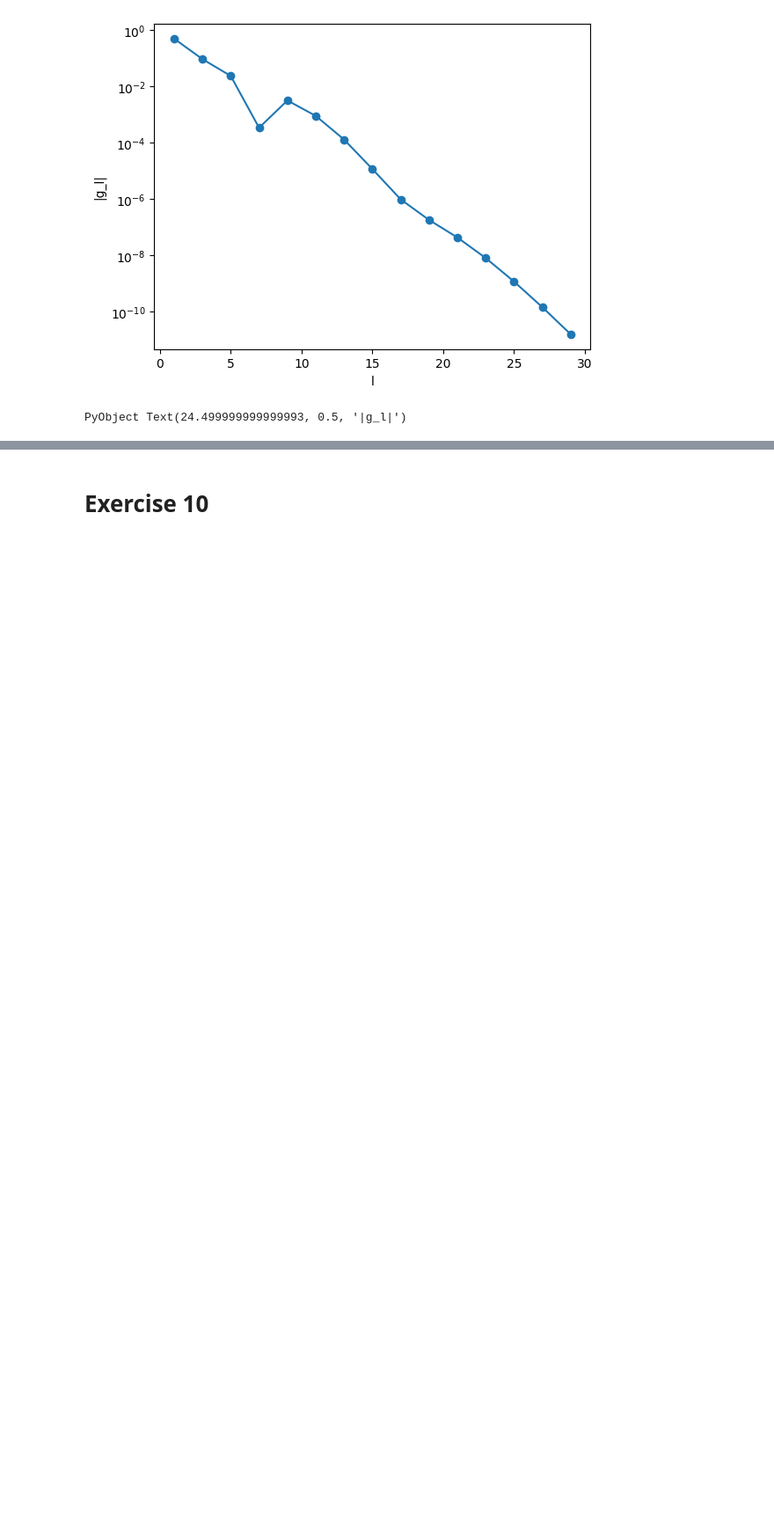
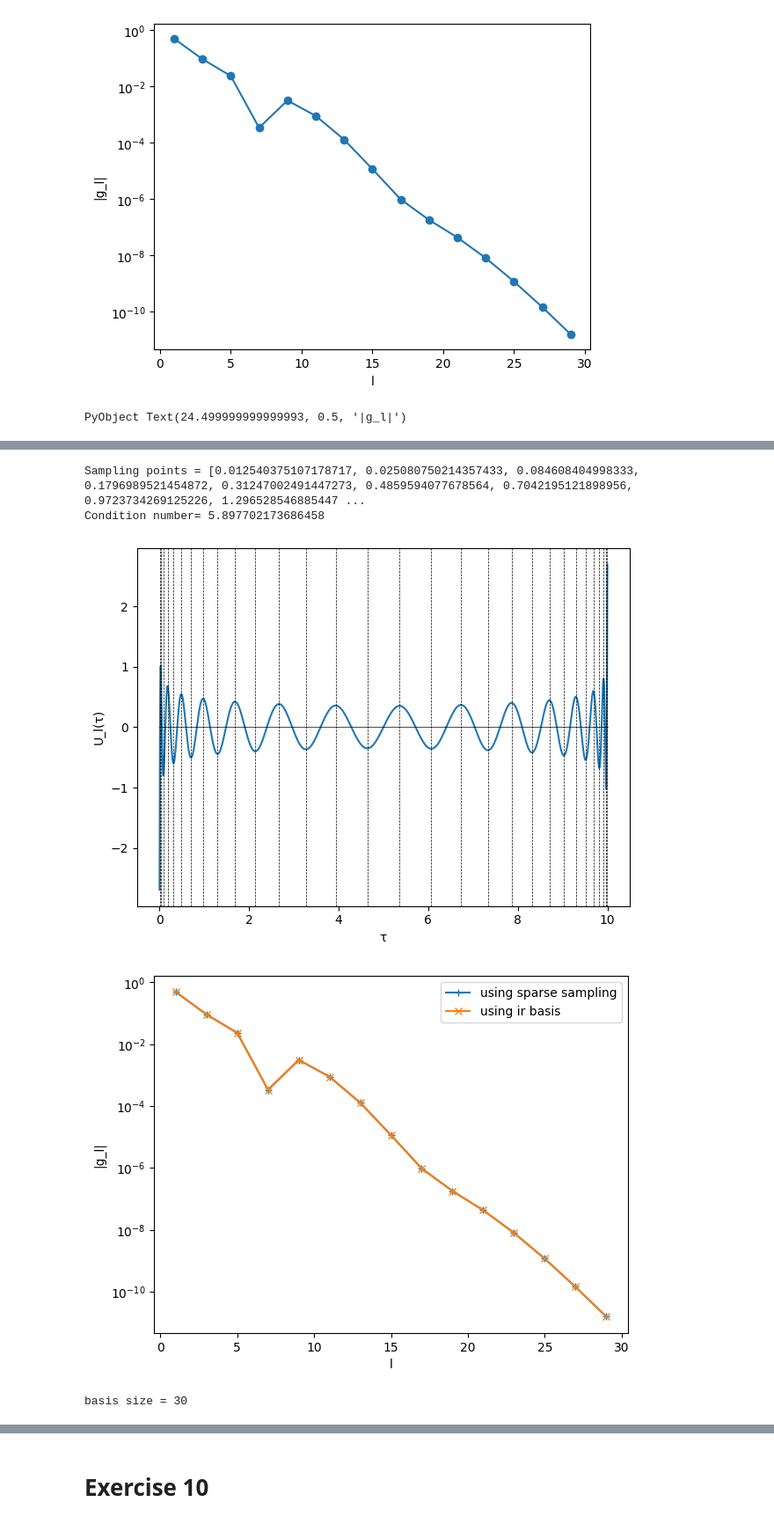
Before and after one commit to FumiyaKakizawa/saidai_compute_physics, a Jupyter notebook: compute_physics_exercise_1-10.ipynb, the cells around one changed output, grey strips where cells are left out. Shown at 88% size. Saved outputs shown, nothing was run; the diff lists cells and outputs as text; code cells hidden in the pictures; blank space fills up the shorter version.

```diff
--- a/compute_physics_exercise_1-10.ipynb
+++ b/compute_physics_exercise_1-10.ipynb
@@ -776,0 +813,37 @@ $$
+# %%
+smpl = irbasis3.TauSampling(basis)
+println("Sampling points = $(smpl.sampling_points)")
+println("Condition number= $(smpl.cond)")
+g_l_reconst_sparse = smpl.fit(eval_g_tau.(smpl.sampling_points))
+ls = [i for i in 1:length(g_l_reconst_sparse)]
+
+# visualizatoin of sampling points
+dim = basis.size
+println("basis size = $(dim)")
+plt.figure()
+plt.plot(τs,basis.u[dim](τs))
+plt.plot(τs,zeros(length(τs)),ls="-",color="k",marker="",lw=0.5)
+for x in smpl.sampling_points
+    plt.axvline(x=x,ls="--",color="k",lw=0.5)
+end
+plt.xlabel("τ")
+plt.ylabel("U_l(τ)")
+plt.tight_layout()
+plt.savefig("check_sampling_points.pdf")
+
+# comparison with g_l = - S_l rho_l
+g_l = - basis.s .* ρ_l
+plt.figure()
+plt.semilogy(ls[1:2:end], abs.(g_l_reconst_sparse[1:2:end]),ls="-",marker="+",label="using sparse sampling")
+plt.semilogy(ls[1:2:end], abs.(g_l[1:2:end]),               ls="-",marker="x",label="using ir basis")
+plt.xlabel("l")
+plt.ylabel("|g_l|")
+plt.legend(loc="upper right")
+plt.tight_layout()
+plt.savefig("check_sparse_sampling.pdf")
+# %% [output]
+Sampling points = [0.012540375107178717, 0.025080750214357433, 0.084608404998333, 0.1796989521454872, 0.31247002491447273, 0.4859594077678564, 0.7042195121898956, 0.9723734269125226, 1.296528546885447 ...
+Condition number= 5.897702173686458
+[figure, added]
+[figure, added]
+basis size = 30
```
Also changed, not shown: parts of 12 cells of this notebook, 40 other files.
